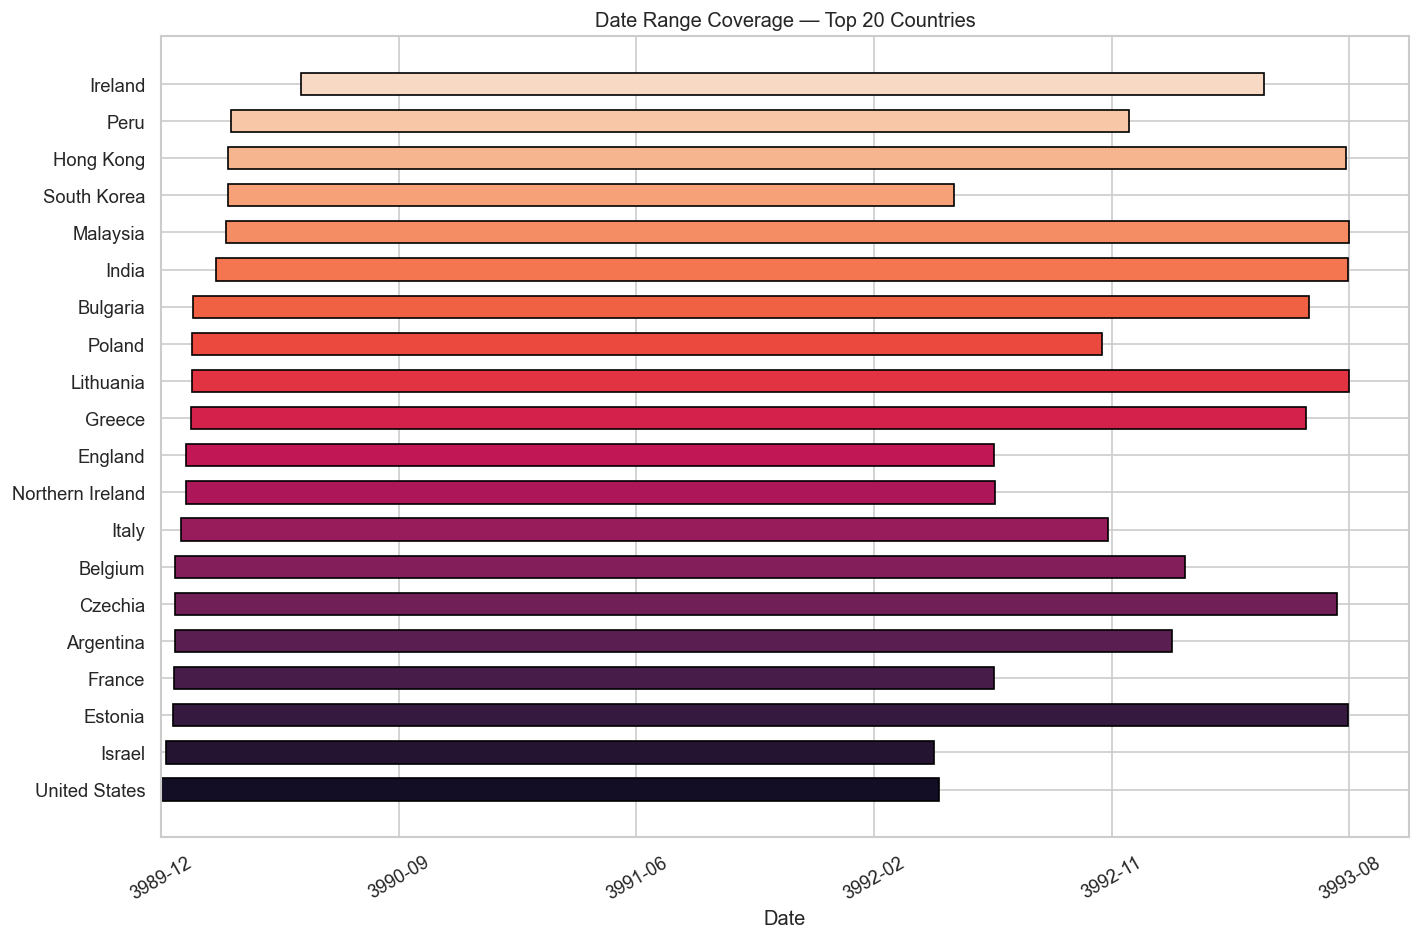
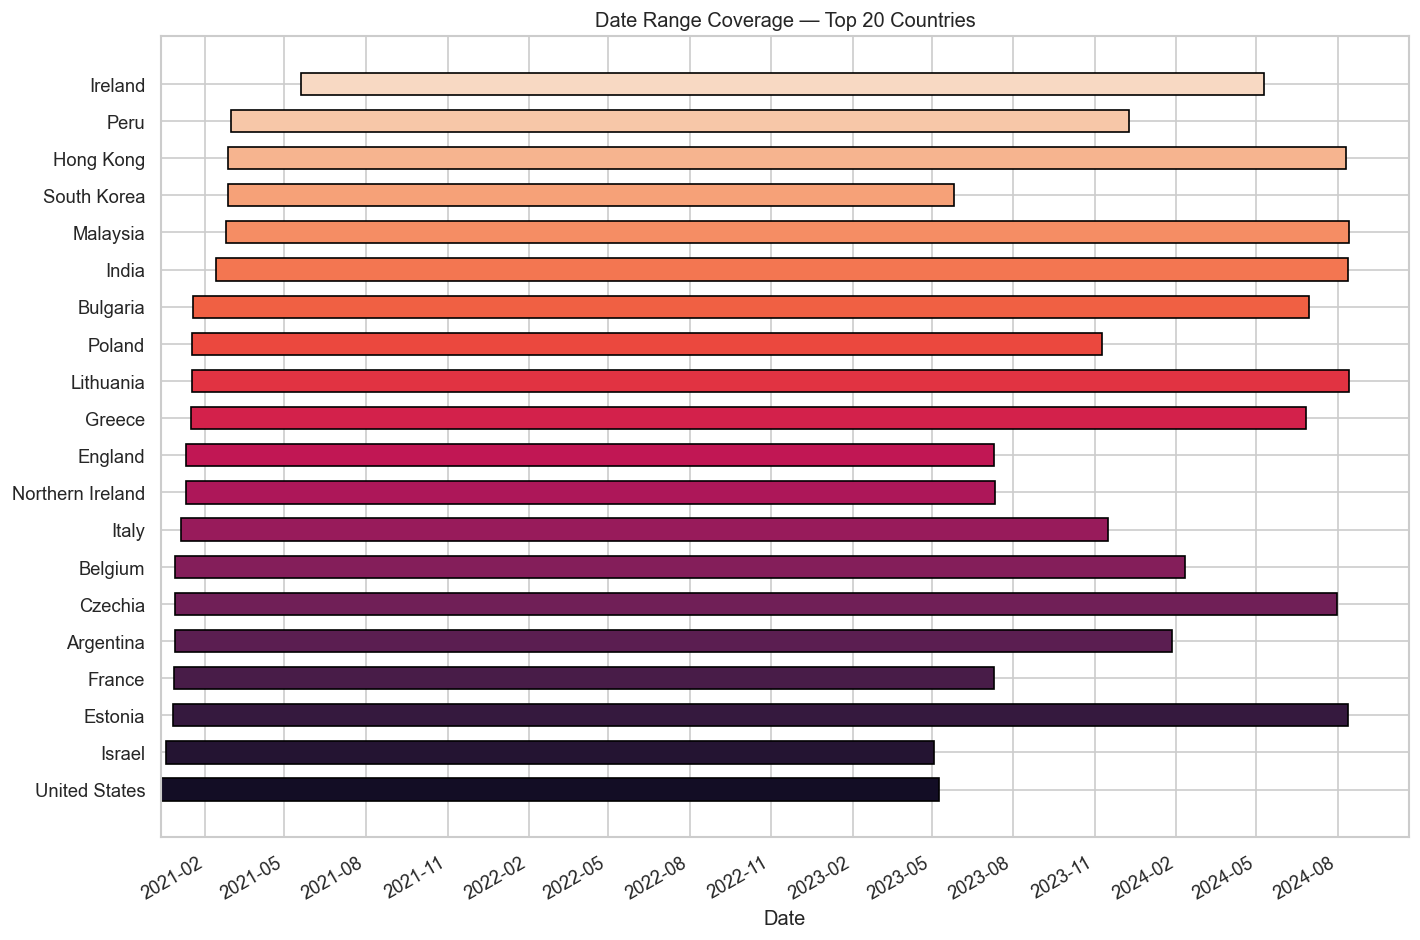
Code edit (unified diff) that turned the first committed figure into the second:
--- before
+++ after
@@ -13,5 +13,7 @@
 fig, ax = plt.subplots(figsize=(12, 8))
 for i, (country, row) in enumerate(date_range.iterrows()):
-    ax.barh(i, (row["max"] - row["min"]).days, left=row["min"].toordinal(),
+    start = mdates.date2num(row["min"])
+    end = mdates.date2num(row["max"])
+    ax.barh(i, end - start, left=start,
             color=sns.color_palette("rocket", 20)[i], edgecolor="black", height=0.6)
 
@@ -21,10 +23,8 @@
 ax.set_xlabel("Date")
 
-# make x-axis show actual dates
-import matplotlib.dates as mdates
+# proper date formatting on x-axis
 ax.xaxis.set_major_formatter(mdates.DateFormatter("%Y-%m"))
-xticks = pd.date_range(date_range["min"].min(), date_range["max"].max(), periods=6)
-ax.set_xticks([d.toordinal() for d in xticks])
-ax.tick_params(axis="x", rotation=30)
+ax.xaxis.set_major_locator(mdates.MonthLocator(interval=3))
+fig.autofmt_xdate(rotation=30)
 
 fig.tight_layout()

Commit: time series analysis